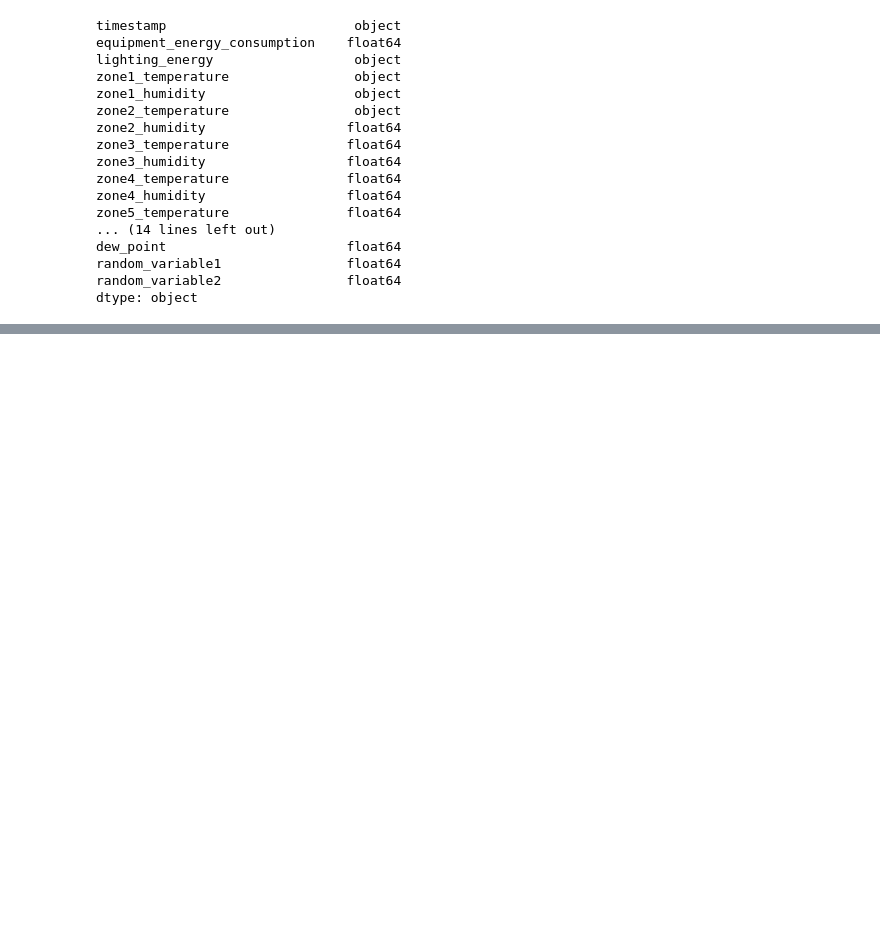
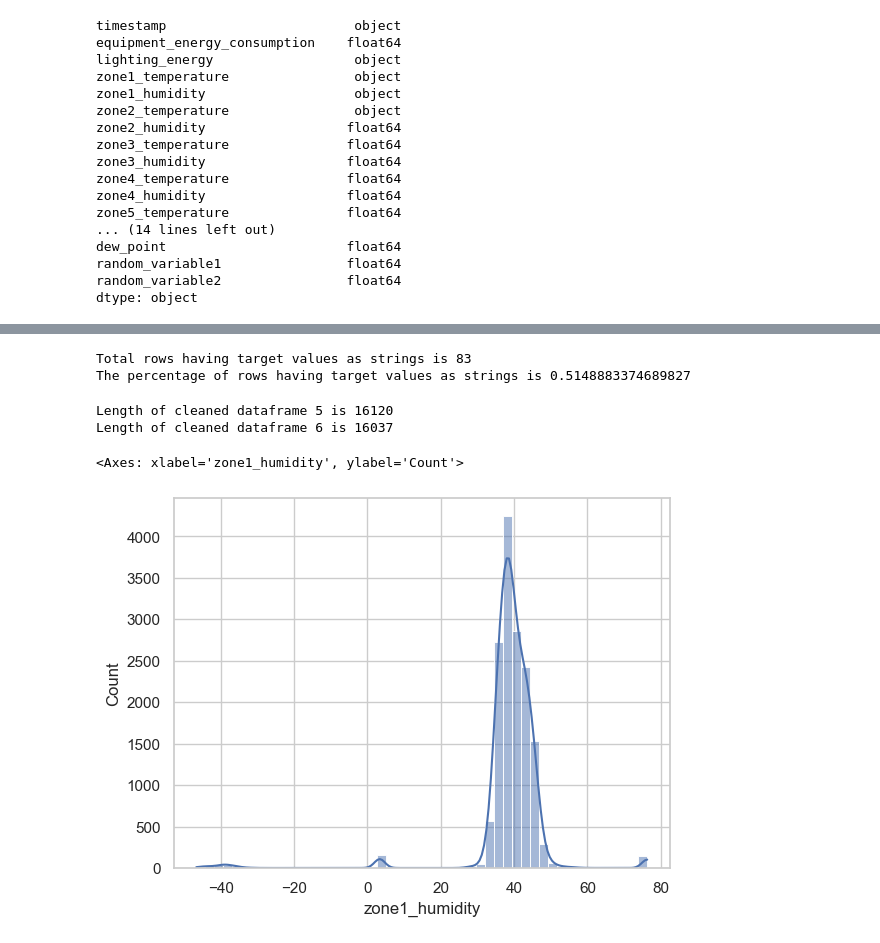
Before and after one commit to smarak96/DS-Intern-Assignment-SmarakPatnaik, a Jupyter notebook: notebook.ipynb, the cells around one changed output, grey strips where cells are left out. Cells and saved outputs as stored; diff of their text form; code cells hidden in the pictures; blank space fills up the shorter version.

```diff
--- a/notebook.ipynb
+++ b/notebook.ipynb
@@ -291,0 +664,3 @@ dtype: object
+# %%
+mean_temp = cleaned_data_frame5['zone1_temperature'].mean()
+cleaned_data_frame5['zone1_temperature'] = cleaned_data_frame5['zone1_temperature'].fillna(mean_temp)
@@ -291,0 +719,4 @@ dtype: object
+# %%
+bad_values = ['check', 'unknown','???','error']
+target_having_strings = cleaned_data_frame5[cleaned_data_frame5['zone1_humidity'].isin(bad_values)]
+target_having_strings
@@ -291,0 +737,23 @@ dtype: object
+# %%
+print(f"Total rows having target values as strings is {len(target_having_strings)}")
+print(f"The percentage of rows having target values as strings is {len(target_having_strings)*100/len(cleaned_data_frame5)}")
+# %% [output]
+Total rows having target values as strings is 83
+The percentage of rows having target values as strings is 0.5148883374689827
+# %%
+cleaned_data_frame6 = cleaned_data_frame5[~cleaned_data_frame5['zone1_humidity'].isin(bad_values)].copy()
+# %%
+print(f"Length of cleaned dataframe 5 is {len(cleaned_data_frame5)}")
+print(f"Length of cleaned dataframe 6 is {len(cleaned_data_frame6)}")
+# %% [output]
+Length of cleaned dataframe 5 is 16120
+Length of cleaned dataframe 6 is 16037
+# %%
+# cleaned_data_frame4[cleaned_data_frame4['zone1_temperature'] <0]
+cleaned_data_frame6['zone1_humidity'] = pd.to_numeric(cleaned_data_frame6['zone1_humidity'])
+# %%
+
+sns.histplot(cleaned_data_frame6['zone1_humidity'].dropna(), bins=50, kde=True)
+# %% [output]
+<Axes: xlabel='zone1_humidity', ylabel='Count'>
+[figure, added]
```
Also changed, not shown: parts of 145 cells of this notebook.
